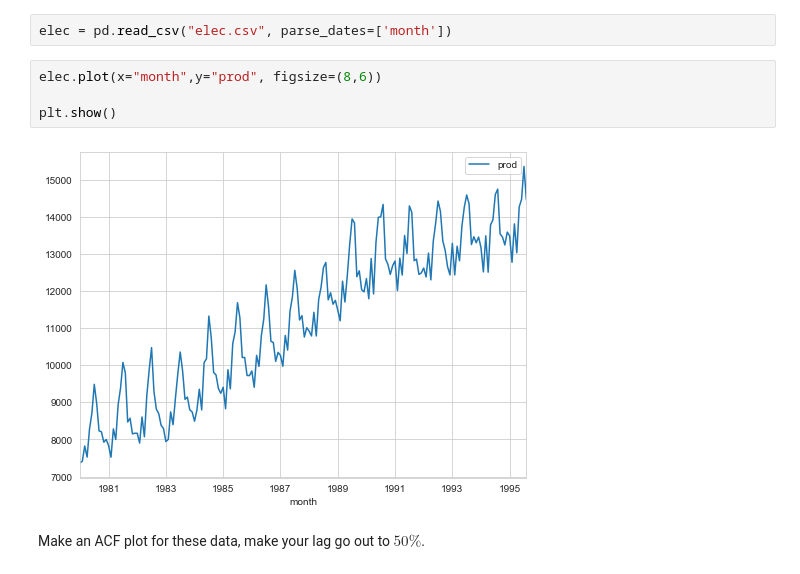
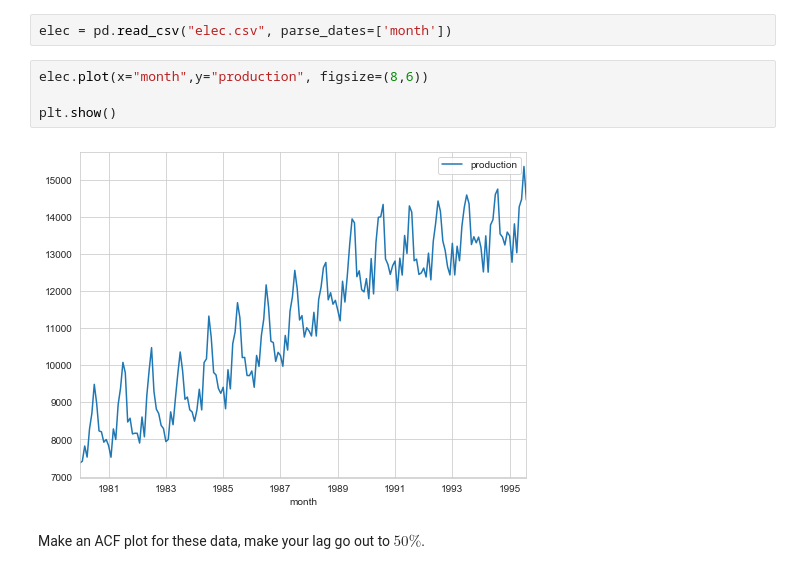
Before and after one commit to Slytherin1112/PythonCurriculum, a Jupyter notebook: Lectures/TimeSeries/Notebook 2 - Lag and Autocorrelation.ipynb, the cells around one changed output. Cells and saved outputs as stored; diff of their text form.

```diff
--- a/Lectures/TimeSeries/Notebook 2 - Lag and Autocorrelation.ipynb
+++ b/Lectures/TimeSeries/Notebook 2 - Lag and Autocorrelation.ipynb
@@ -231,11 +231,11 @@ Read in the following data on Australian electricity production from 1980 to 199
 # %%
 elec = pd.read_csv("elec.csv", parse_dates=['month'])
 # %%
-elec.plot(x="month",y="prod", figsize=(8,6))
+elec.plot(x="month",y="production", figsize=(8,6))
 
 plt.show()
 # %% [output]
-[figure, old version]
+[figure, new version]
 # %% [markdown]
 Make an ACF plot for these data, make your lag go out to $50\%$.
 # %%
```
Also changed, not shown: parts of 5 cells of this notebook, 1 other file.
